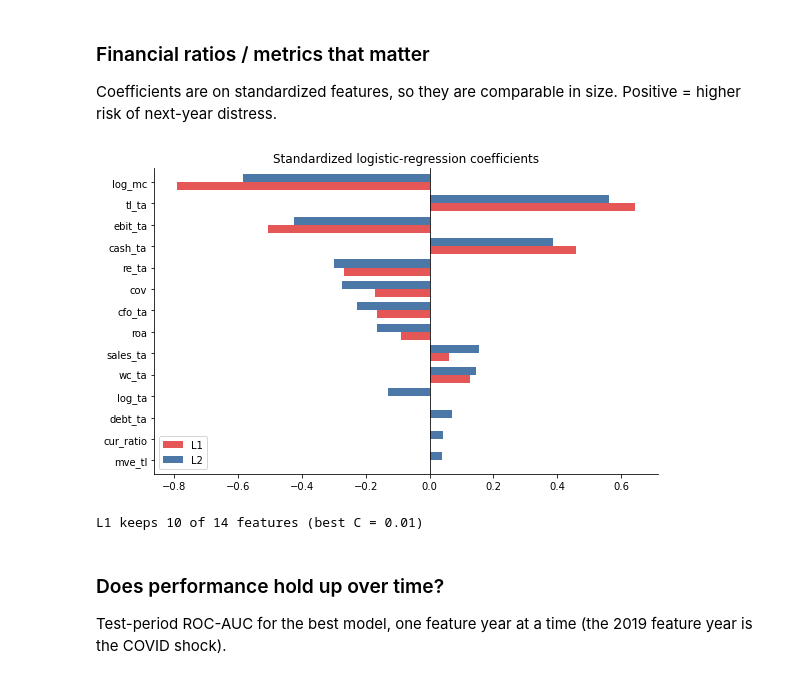
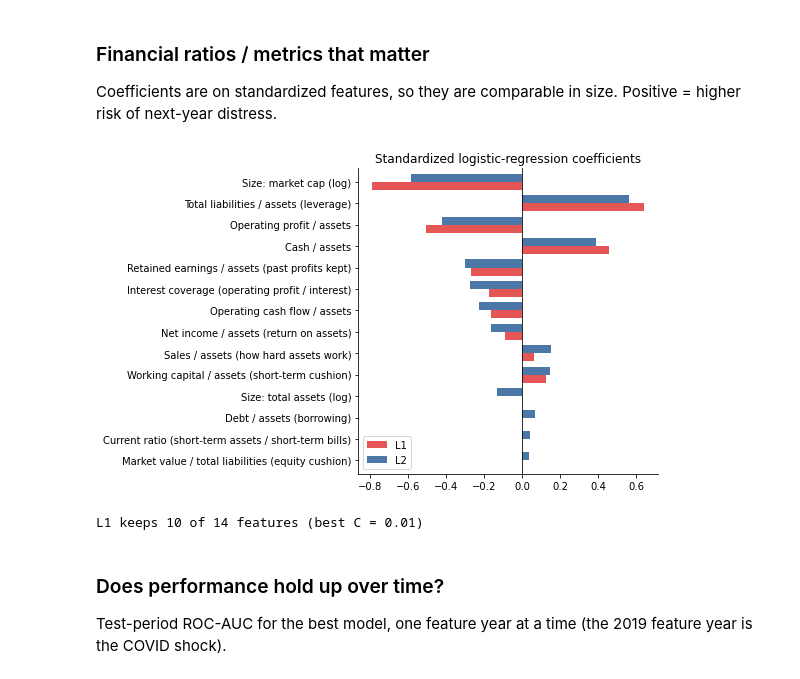
Before and after one commit to cwyatt-uf/cwyatt-uf.github.io, a Jupyter notebook: notebooks/Distress_Prediction_Notebook.ipynb, the cells around one changed output. Saved outputs shown, nothing was run; the diff lists cells and outputs as text; code cells hidden in the pictures.

Commit message:
Readable feature labels

```diff
--- a/notebooks/Distress_Prediction_Notebook.ipynb
+++ b/notebooks/Distress_Prediction_Notebook.ipynb
@@ -32,13 +32,38 @@ pd.set_option("display.width", 160)
 plt.rcParams.update({"figure.dpi": 110, "axes.spines.top": False, "axes.spines.right": False})
 
 # ---- modeling table built from LSEG data (one row per firm-fiscal-year) ----
-m = pd.read_csv("distress_model_data.csv", parse_dates=["PeriodEnd"])
+m = pd.read_csv("../data/distress_model_data.csv", parse_dates=["PeriodEnd"])
 
 feat = ["wc_ta", "re_ta", "ebit_ta", "mve_tl", "sales_ta", "tl_ta", "debt_ta", "cur_ratio",
         "cash_ta", "roa", "cfo_ta", "cov", "log_ta", "log_mc"]
 print(f"{len(m):,} firm-years | {m['ric'].nunique():,} firms | fiscal years {int(m['fy'].min())}-{int(m['fy'].max())}")
 # %% [output]
 17,164 firm-years | 1,908 firms | fiscal years 2007-2023
+# %%
+# Plain-English names for the features, used in plot labels
+FEATURE_LABELS = {
+    "wc_ta":      "Working capital / assets (short-term cushion)",
+    "re_ta":      "Retained earnings / assets (past profits kept)",
+    "ebit_ta":    "Operating profit / assets",
+    "mve_tl":     "Market value / total liabilities (equity cushion)",
+    "sales_ta":   "Sales / assets (how hard assets work)",
+    "tl_ta":      "Total liabilities / assets (leverage)",
+    "debt_ta":    "Debt / assets (borrowing)",
+    "cur_ratio":  "Current ratio (short-term assets / short-term bills)",
+    "cash_ta":    "Cash / assets",
+    "roa":        "Net income / assets (return on assets)",
+    "cfo_ta":     "Operating cash flow / assets",
+    "cov":        "Interest coverage (operating profit / interest)",
+    "log_ta":     "Size: total assets (log)",
+    "log_mc":     "Size: market cap (log)",
+    "distress_t": "Already distressed this year (yes/no)",
+}
+
+def nice(col):
+    """Readable label for a feature, including the year-over-year change features."""
+    if col.endswith("_chg"):
+        return "1-yr change in " + FEATURE_LABELS.get(col[:-4], col[:-4])
+    return FEATURE_LABELS.get(col, col)
 # %% [markdown]
 ---
 # 1. The data
@@ -132,7 +157,7 @@ for a, f in zip(axes.ravel(), plot_feats):
     data = [m.loc[m.label == k, f].clip(lo, hi).dropna() for k in (0, 1)]
     a.boxplot(data, showfliers=False)
     a.set_xticklabels(["healthy next yr", "distressed next yr"], fontsize=8)
-    a.set_title(f)
+    a.set_title(nice(f), fontsize=9)
 plt.suptitle("Ratios at year t, split by next-year outcome (winsorized 1-99%)", y=1.0)
 plt.tight_layout(); plt.show()
 # %% [output]
@@ -292,14 +317,14 @@ Coefficients are on standardized features, so they are comparable in size. Posit
 # %%
 best = fitted["L1 (lasso)"].best_estimator_.named_steps["lr"]
 coef = pd.DataFrame({"L1": best.coef_[0],
-                     "L2": fitted["L2 (ridge)"].best_estimator_.named_steps["lr"].coef_[0]}, index=feat)
+                     "L2": fitted["L2 (ridge)"].best_estimator_.named_steps["lr"].coef_[0]}, index=[nice(f) for f in feat])
 coef = coef.loc[coef["L2"].abs().sort_values().index]
 ax = coef.plot.barh(figsize=(8, 5), color=["#E45756", "#4C78A8"], width=0.75)
 ax.axvline(0, color="k", lw=0.8); ax.set_title("Standardized logistic-regression coefficients")
 plt.tight_layout(); plt.show()
 print(f"L1 keeps {(coef['L1'] != 0).sum()} of {len(feat)} features (best C = {fitted['L1 (lasso)'].best_params_['lr__C']:.3g})")
 # %% [output]
-[figure, old version]
+[figure, new version]
 L1 keeps 10 of 14 features (best C = 0.01)
 # %% [markdown]
 ### Does performance hold up over time?
```
Also changed, not shown: parts of 16 cells of this notebook, 2 other files.
